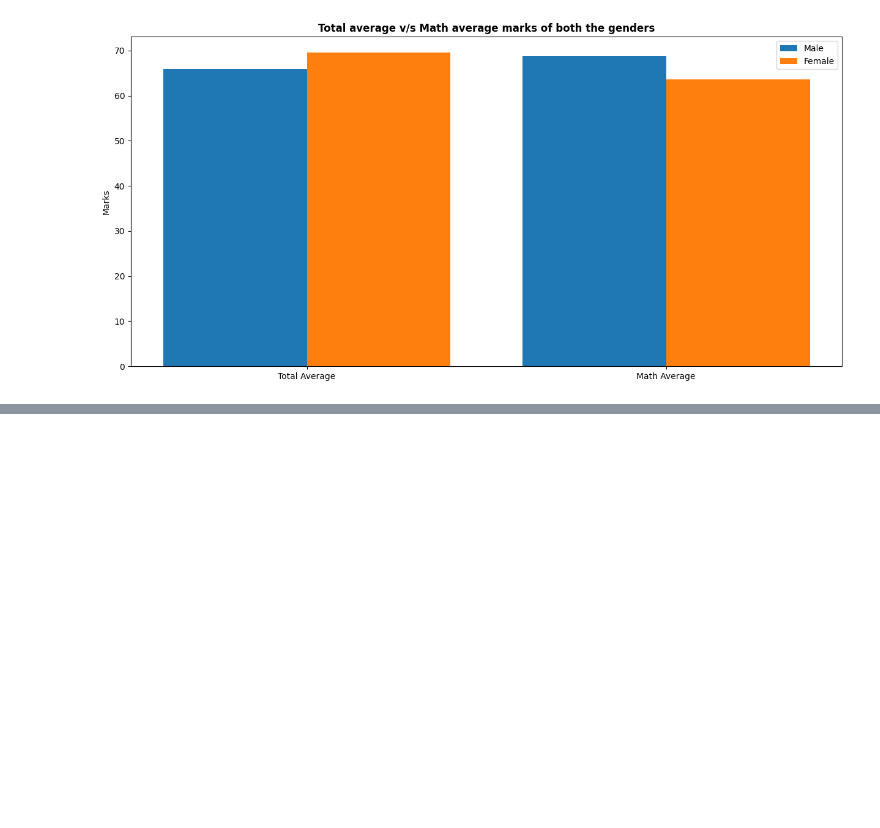
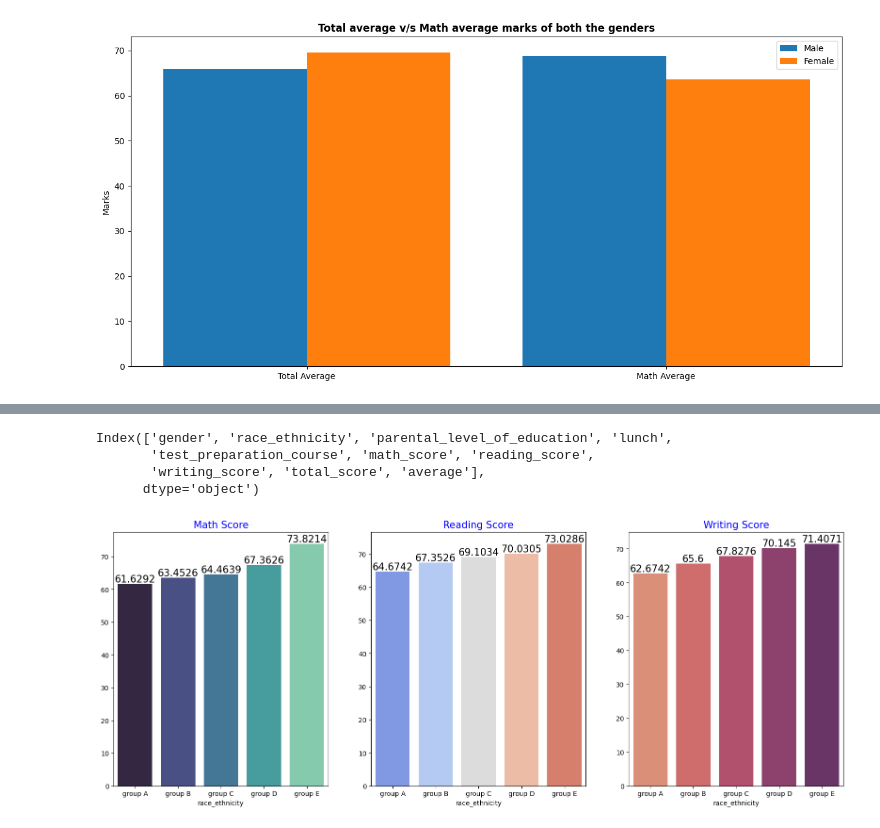
Before and after one commit to Dinesh4953/ML-Projects, a Jupyter notebook: notebook/EDA Performance.ipynb, the cells around one changed output, grey strips where cells are left out. Cells and saved outputs as stored; diff of their text form; code cells hidden in the pictures; blank space fills up the shorter version.

```diff
--- a/notebook/EDA Performance.ipynb
+++ b/notebook/EDA Performance.ipynb
@@ -310,0 +360,38 @@ plt.show()
+# %%
+Group_data2=data.groupby('race_ethnicity')
+Group_data2.describe()
+print(data.columns)
+# %% [output]
+Index(['gender', 'race_ethnicity', 'parental_level_of_education', 'lunch',
+       'test_preparation_course', 'math_score', 'reading_score',
+       'writing_score', 'total_score', 'average'],
+      dtype='object')
+# %%
+## countplot is for categorical data and  barplot is for categorical data
+Group_data2=data.groupby('race_ethnicity')
+# print(Group_data2.describe())
+
+# Every pandas Series and DataFrame has an index → the set of labels for the rows.
+
+# .index gives you those labels.
+
+f, ax = plt.subplots(1, 3, figsize=(20, 7))
+sns.barplot(x = Group_data2["math_score"].mean().index, y=Group_data2['math_score'].mean().values,palette = "mako",ax=ax[0])
+ax[0].set_title("Math Score", color="blue", size=15)
+for container in ax[0].containers:
+    ax[0].bar_label(container, color="black", size=15)
+
+
+sns.barplot(x = Group_data2["reading_score"].mean().index, y=Group_data2['reading_score'].mean().values,palette = "coolwarm",ax=ax[1])
+ax[1].set_title("Reading Score", color="blue", size=15)
+for container in ax[1].containers:
+    ax[1].bar_label(container, color="black", size=15)
+
+sns.barplot(x = Group_data2["writing_score"].mean().index, y=Group_data2['writing_score'].mean().values,palette = "flare",ax=ax[2])
+ax[2].set_title("Writing Score", color="blue", size=15)
+for container in ax[2].containers:
+    ax[2].bar_label(container, color="black", size=15)
+
+plt.show()
+# %% [output]
+[figure, added]
```
Also changed, not shown: parts of 12 cells of this notebook, 5 other files.
